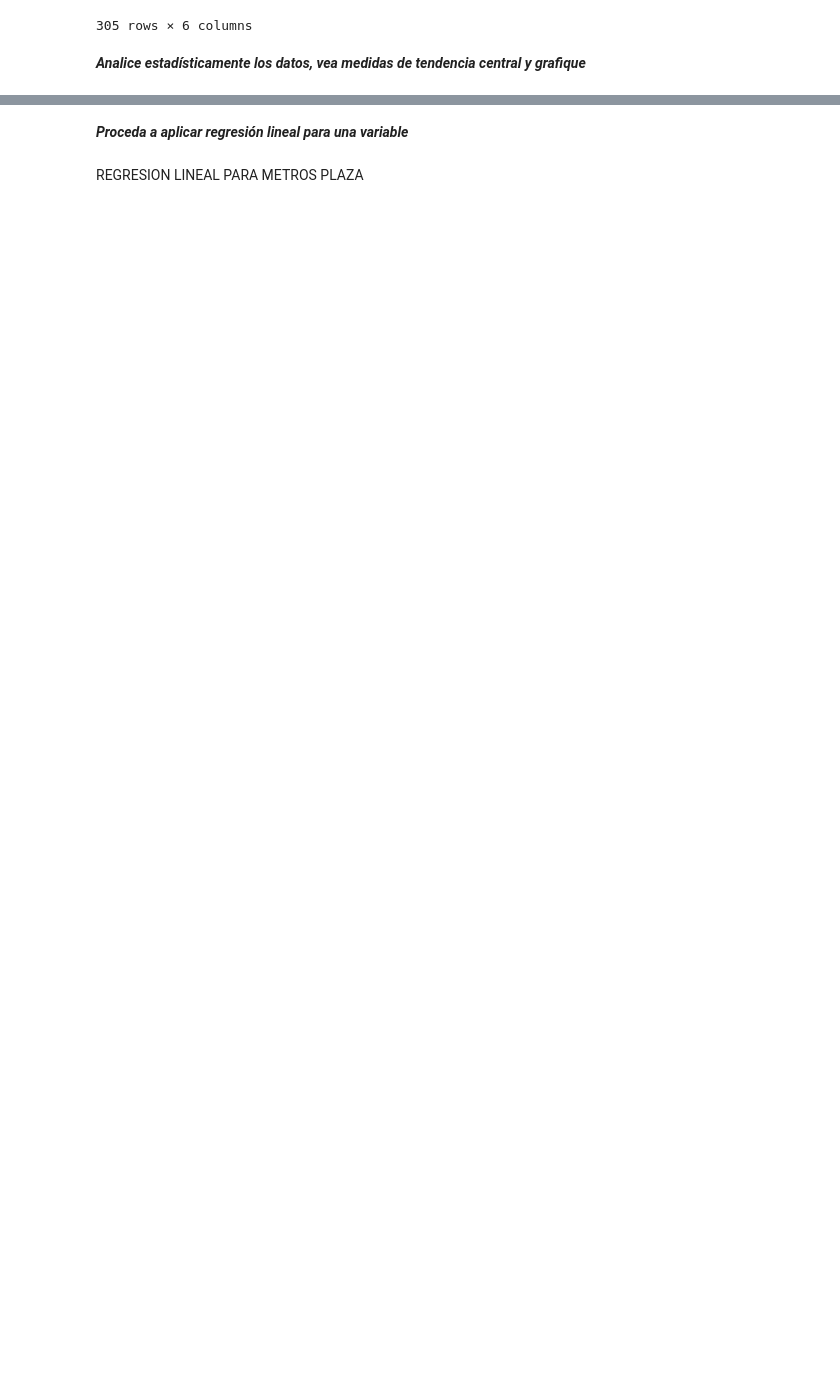
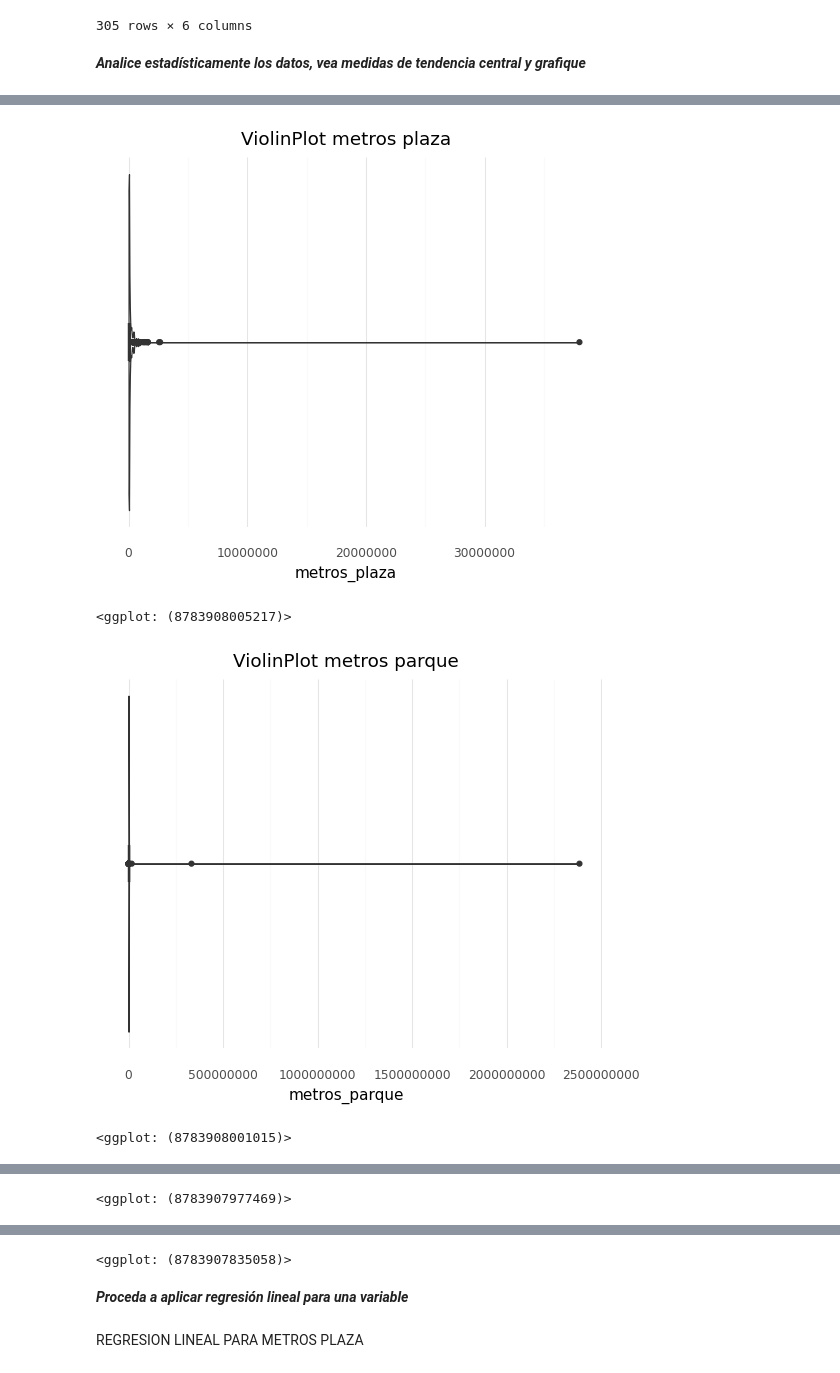
Before and after one commit to BrunoJReyes/AyudantiasTICS314-2022-2, a Jupyter notebook: Solución-Ayudantía-n°6-Ejercicios-Regresion-Lineal.ipynb, the cells around one changed output, grey strips where cells are left out. Cells and saved outputs as stored; diff of their text form; code cells hidden in the pictures; blank space fills up the shorter version.

Commit message:
visualizacion de datos

```diff
--- a/Solución-Ayudantía-n°6-Ejercicios-Regresion-Lineal.ipynb
+++ b/Solución-Ayudantía-n°6-Ejercicios-Regresion-Lineal.ipynb
@@ -135,0 +153,3 @@ dtype: int64
+# %%
+df_util['PRESUPUESTO'] = pd.DataFrame(pd.to_numeric(df_util['PRESUPUESTO']))
+df_util.info()
@@ -175,3 +213,7 @@ df_util #Vemos nuestro data final limpio, donde queda con 305 filas y 6 columnas
 305 rows × 6 columns
 # %% [markdown]
 ***Analice estadísticamente los datos, vea medidas de tendencia central y grafique***
+# %%
+df_num = df_util[['metros_plaza', 'metros_parque',	'personas',	'PRESUPUESTO']]
+df_num.describe() #Acá vemos loss las principales medidas de tendencia central
+                  #para los datos numericos
@@ -177,0 +239,51 @@ df_util #Vemos nuestro data final limpio, donde queda con 305 filas y 6 columnas
+# %%
+#Visualización
+
+display((ggplot(df_num[['metros_plaza']])+
+ aes(y="metros_plaza")+
+ geom_violin(aes(x=0))+
+ geom_boxplot(aes(x=0),width=0.1, fill="purple", alpha=0.2) +
+ scale_x_continuous(breaks=None)+
+ theme_minimal()+
+ ggtitle("ViolinPlot metros plaza")+
+ xlab("")+
+ coord_flip()
+))
+
+display((ggplot(df_num[['metros_parque']])+
+ aes(y="metros_parque")+
+ geom_violin(aes(x=0))+
+ geom_boxplot(aes(x=0),width=0.1, fill="purple", alpha=0.2) +
+ scale_x_continuous(breaks=None)+
+ theme_minimal()+
+ ggtitle("ViolinPlot metros parque")+
+ xlab("")+
+ coord_flip()
+))
+
+display((ggplot(df_num[['personas']])+
+ aes(y="personas")+
+ geom_violin(aes(x=0))+
+ geom_boxplot(aes(x=0),width=0.1, fill="purple", alpha=0.2) +
+ scale_x_continuous(breaks=None)+
+ theme_minimal()+
+ ggtitle("ViolinPlot cantidad personas")+
+ xlab("")+
+ coord_flip()
+))
+
+display((ggplot(df_num[['PRESUPUESTO']])+
+ aes(y="PRESUPUESTO")+
+ geom_violin(aes(x=0))+
+ geom_boxplot(aes(x=0),width=0.1, fill="purple", alpha=0.2) +
+ scale_x_continuous(breaks=None)+
+ theme_minimal()+
+ ggtitle("ViolinPlot PRESUPUESTO")+
+ xlab("")+
+ coord_flip()
+))
+# %% [output]
+[figure, added]
+<ggplot: (8783908005217)>
+[figure, added]
+<ggplot: (8783908001015)>
@@ -177,0 +291 @@ df_util #Vemos nuestro data final limpio, donde queda con 305 filas y 6 columnas
+<ggplot: (8783907977469)>
@@ -178,3 +293,4 @@ df_util #Vemos nuestro data final limpio, donde queda con 305 filas y 6 columnas
+<ggplot: (8783907835058)>
 # %% [markdown]
 ***Proceda a aplicar regresión lineal para una variable***
 # %% [markdown]
```
Also changed, not shown: parts of 12 cells of this notebook.
